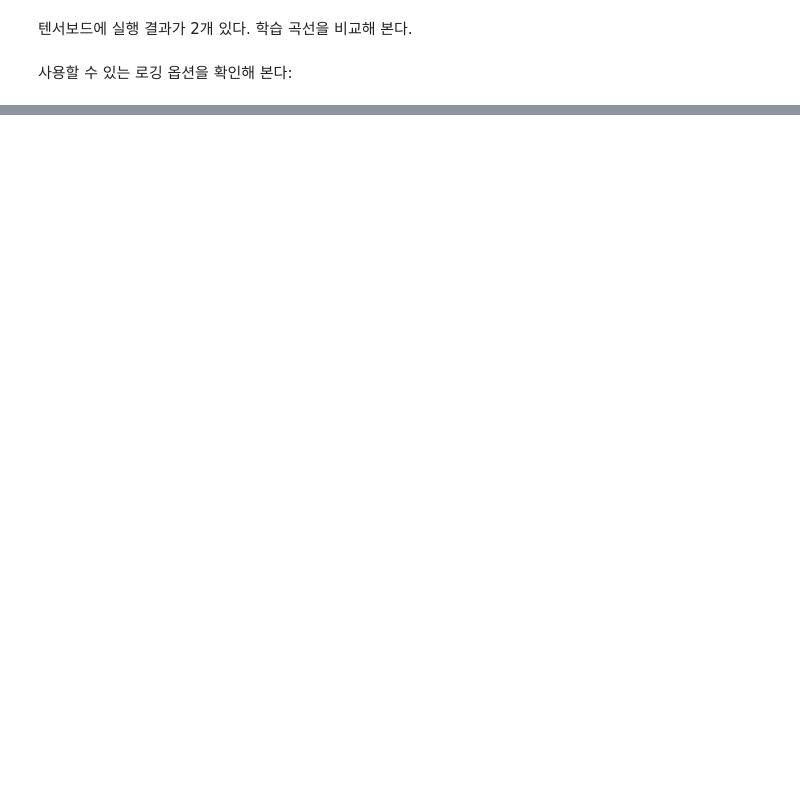
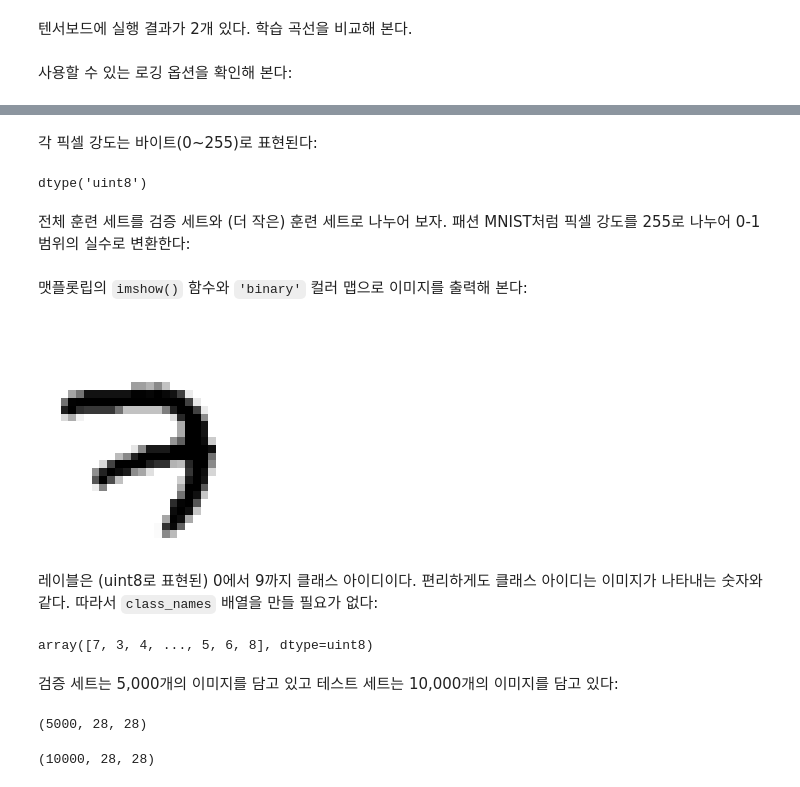
Before and after one commit to r0cd7b/Machine_Learning, a Jupyter notebook: Neural_Nets_With_Keras.ipynb, the cells around one changed output, grey strips where cells are left out. Saved outputs shown, nothing was run; the diff lists cells and outputs as text; code cells hidden in the pictures; blank space fills up the shorter version.

```diff
--- a/Neural_Nets_With_Keras.ipynb
+++ b/Neural_Nets_With_Keras.ipynb
@@ -879,0 +910,2 @@ help(keras.callbacks.TensorBoard.__init__)
+# %%
+(X_train_full, y_train_full), (X_test, y_test) = keras.datasets.mnist.load_data()
@@ -879,0 +921,36 @@ help(keras.callbacks.TensorBoard.__init__)
+# %% [markdown]
+각 픽셀 강도는 바이트(0~255)로 표현된다:
+# %%
+X_train_full.dtype
+# %% [output]
+dtype('uint8')
+# %% [markdown]
+전체 훈련 세트를 검증 세트와 (더 작은) 훈련 세트로 나누어 보자. 패션 MNIST처럼 픽셀 강도를 255로 나누어 0-1 범위의 실수로 변환한다:
+# %%
+X_valid, X_train = X_train_full[:5000] / 255., X_train_full[5000:] / 255.
+y_valid, y_train = y_train_full[:5000], y_train_full[5000:]
+X_test = X_test / 255.
+# %% [markdown]
+맷플롯립의 `imshow()` 함수와 `'binary'` 컬러 맵으로 이미지를 출력해 본다:
+# %%
+plt.imshow(X_train[0], cmap="binary")
+plt.axis("off")
+plt.show()
+# %% [output]
+[figure, added]
+# %% [markdown]
+레이블은 (uint8로 표현된) 0에서 9까지 클래스 아이디이다. 편리하게도 클래스 아이디는 이미지가 나타내는 숫자와 같다. 따라서 `class_names` 배열을 만들 필요가 없다:
+# %%
+y_train
+# %% [output]
+array([7, 3, 4, ..., 5, 6, 8], dtype=uint8)
+# %% [markdown]
+검증 세트는 5,000개의 이미지를 담고 있고 테스트 세트는 10,000개의 이미지를 담고 있다:
+# %%
+X_valid.shape
+# %% [output]
+(5000, 28, 28)
+# %%
+X_test.shape
+# %% [output]
+(10000, 28, 28)
```
Also changed, not shown: parts of 53 cells of this notebook, 11 other files.
